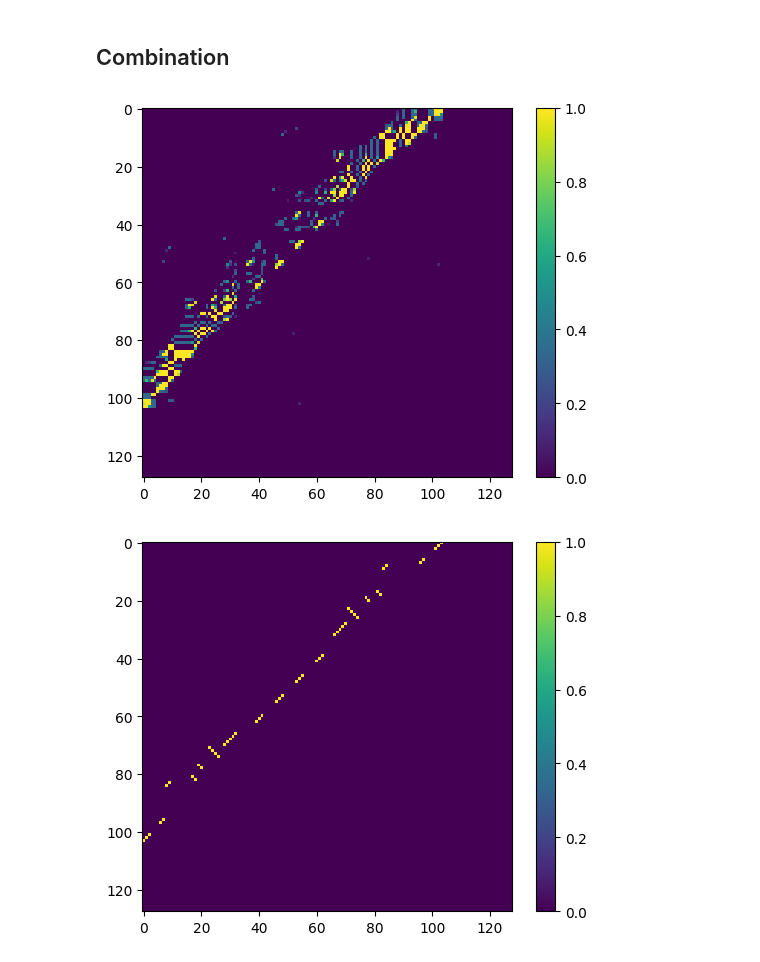
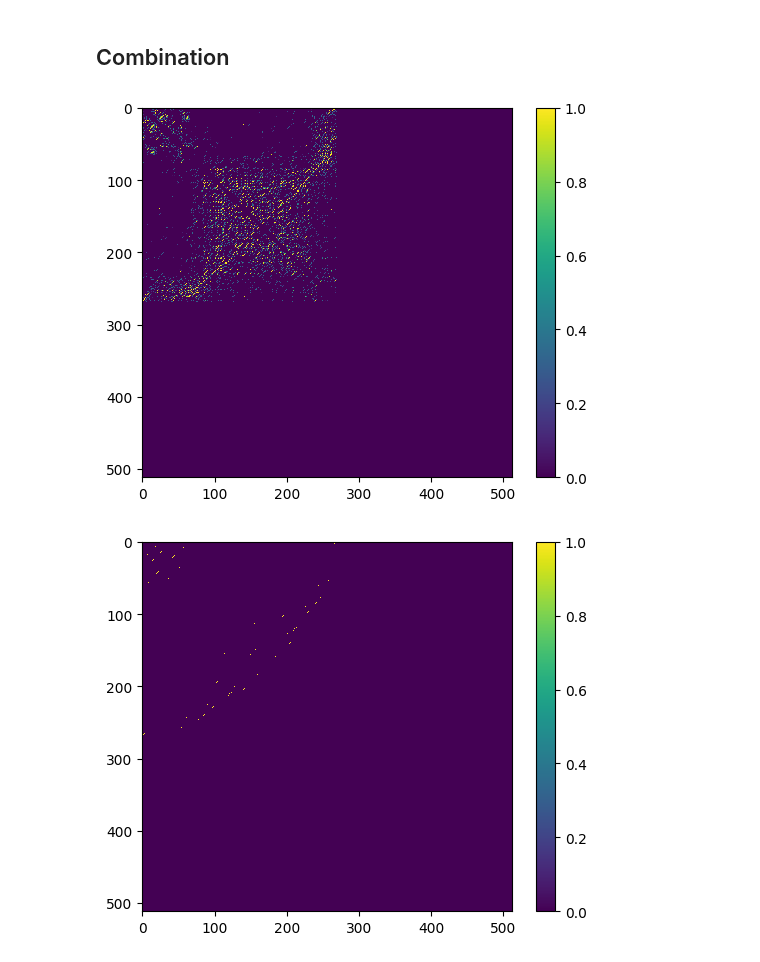
Before and after one commit to Vincent-Therrien/diurnal, a Jupyter notebook: demo/refinement.ipynb, the cells around one changed output. Drawn from its saved outputs; the diff is of its cells as text; code cells hidden in the pictures.

```diff
--- a/demo/refinement.ipynb
+++ b/demo/refinement.ipynb
@@ -28,8 +29,9 @@ from diurnal.models.deep import cnn
 # %% [markdown]
 ## Data Preparation
 # %%
-SIZE = 128  # RNA molecule maximum length (longer ones are filtered out).
-SUBDIVISION_SIZE = 32  # Kernel size of the local structure refiner.
+SIZE = 512  # RNA molecule maximum length (longer ones are filtered out).
+SUBDIVISION_SIZE = 64  # Kernel size of the local structure refiner.
+STRIDE = int(SUBDIVISION_SIZE / 2)
 
 database.download("./data/", "archiveII")
 SRC = "./data/archiveII/"  # Input directory containing the CT files.
@@ -396,9 +376,7 @@ sample_crops(np.load("tmp/test_predictions.npy"), test_data, "test", 25_000)
 # %% [output]
 Sample subregions from the predictions and input data.
 # %%
-refiner_train_data, refiner_validation_data, refiner_test_data = format_refiner_data()
-
-from torch import nn, reshape, cat, stack, squeeze, Tensor, mean, ones_like, log
+from torch import nn, cat, stack, squeeze, Tensor, ones_like, log
 import torch.nn.functional as F
 
 
@@ -467,17 +445,25 @@ class UNet2DRefiner(nn.Module):
         return x
 
 
-N_MAX_EPOCHS = 100
-LSR = deep.NN(
-    model=UNet2DRefiner(SUBDIVISION_SIZE),
-    n_epochs=N_MAX_EPOCHS,
-    optimizer=optim.Adam,
-    loss_fn=CustomLoss,
-    loss_fn_args=None,
-    use_half=False,
-    patience=5,
-    verbosity=2,
-    batch=256
-)
-LSR.train(refiner_train_data, refiner_validation_data)
+refiner_train_data, refiner_validation_data, refiner_test_data = format_refiner_data()
+
+
+def get_LSR(t, v):
+    N_MAX_EPOCHS = 100
+    LSR = deep.NN(
+        model=UNet2DRefiner(SUBDIVISION_SIZE),
+        n_epochs=N_MAX_EPOCHS,
+        optimizer=optim.Adam,
+        loss_fn=CustomLoss,
+        loss_fn_args=None,
+        use_half=False,
+        patience=5,
+        verbosity=2,
+        batch=256
+    )
+    LSR.train(t, v)
+    return LSR
+
+
+LSR = get_LSR(refiner_train_data, refiner_validation_data)
 # %% [output]
@@ -551,17 +525,17 @@ Model 4:  0.5561836220580956
 # %% [markdown]
 ## Combination
 # %%
-index = 0
+index = 1000
 
 pp = train_data["input"][0][index]
 mask = train_data["mask"][index]
 real = train_data["output"][index]
 estimation = Estimator.predict([pp])
 
 visualize.heatmap(estimation)
 visualize.heatmap(model_1(pp, mask))
 visualize.heatmap(model_2(pp, mask))
 visualize.heatmap(real)
 # %% [output]
-[figure, old version]
+[figure, new version]
-[figure, old version]
+[figure, new version]
```
Also changed, not shown: parts of 24 cells of this notebook, 12 other files.
